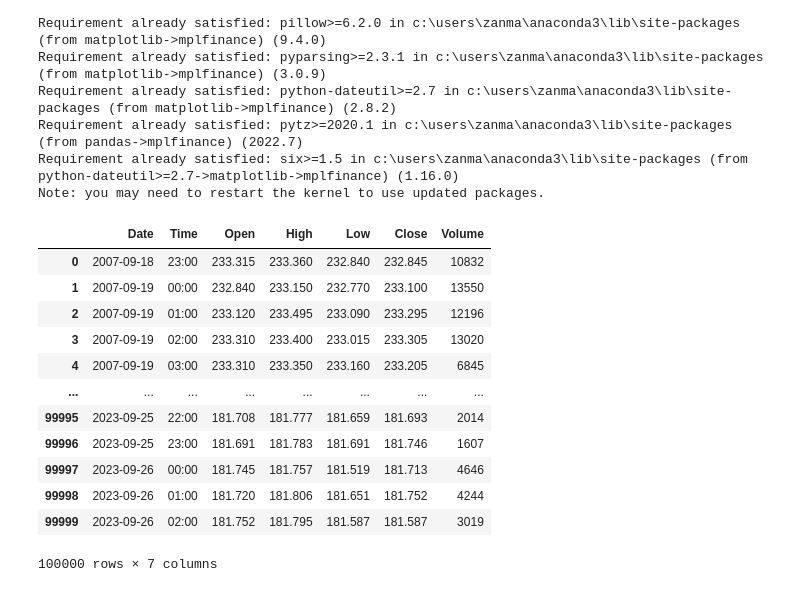
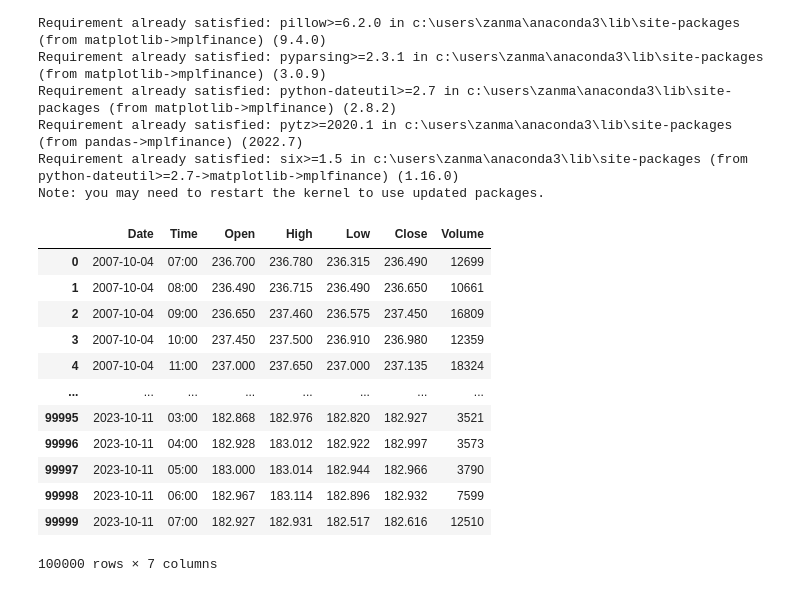
Before and after one commit to fauzan01/priceaction, a Jupyter notebook: gbpjpy chart.ipynb, the cells around one changed output. Drawn from its saved outputs; the diff is of its cells as text; code cells hidden in the pictures.

```diff
--- a/gbpjpy chart.ipynb
+++ b/gbpjpy chart.ipynb
@@ -21,30 +21,30 @@ Note: you may need to restart the kernel to use updated packages.
 # %%
 %matplotlib inline
 import pandas as pd
 import mplfinance as mpf
-file = 'GBPJPY_H1.csv'
+file = 'GBPJPY_H1_updated.csv'
 df = pd.read_csv(file)
 
 
 #splitting date column and drop unnamed column
 df[['Date', 'Time']] = df['Date'].str.split(' ', 1, expand=True)
 
 #create a table with new column (Time)
 df = df[['Date','Time','Open', 'High', 'Low','Close','Volume']]
 df
 # %% [output]
 |  | Date | Time | Open | High | Low | Close | Volume |
-| 0 | 2007-09-18 | 23:00 | 233.315 | 233.360 | 232.840 | 232.845 | 10832 |
-| 1 | 2007-09-19 | 00:00 | 232.840 | 233.150 | 232.770 | 233.100 | 13550 |
-| 2 | 2007-09-19 | 01:00 | 233.120 | 233.495 | 233.090 | 233.295 | 12196 |
-| 3 | 2007-09-19 | 02:00 | 233.310 | 233.400 | 233.015 | 233.305 | 13020 |
-| 4 | 2007-09-19 | 03:00 | 233.310 | 233.350 | 233.160 | 233.205 | 6845 |
+| 0 | 2007-10-04 | 07:00 | 236.700 | 236.780 | 236.315 | 236.490 | 12699 |
+| 1 | 2007-10-04 | 08:00 | 236.490 | 236.715 | 236.490 | 236.650 | 10661 |
+| 2 | 2007-10-04 | 09:00 | 236.650 | 237.460 | 236.575 | 237.450 | 16809 |
+| 3 | 2007-10-04 | 10:00 | 237.450 | 237.500 | 236.910 | 236.980 | 12359 |
+| 4 | 2007-10-04 | 11:00 | 237.000 | 237.650 | 237.000 | 237.135 | 18324 |
 | ... | ... | ... | ... | ... | ... | ... | ... |
-| 99995 | 2023-09-25 | 22:00 | 181.708 | 181.777 | 181.659 | 181.693 | 2014 |
-| 99996 | 2023-09-25 | 23:00 | 181.691 | 181.783 | 181.691 | 181.746 | 1607 |
-| 99997 | 2023-09-26 | 00:00 | 181.745 | 181.757 | 181.519 | 181.713 | 4646 |
-| 99998 | 2023-09-26 | 01:00 | 181.720 | 181.806 | 181.651 | 181.752 | 4244 |
-| 99999 | 2023-09-26 | 02:00 | 181.752 | 181.795 | 181.587 | 181.587 | 3019 |
+| 99995 | 2023-10-11 | 03:00 | 182.868 | 182.976 | 182.820 | 182.927 | 3521 |
+| 99996 | 2023-10-11 | 04:00 | 182.928 | 183.012 | 182.922 | 182.997 | 3573 |
+| 99997 | 2023-10-11 | 05:00 | 183.000 | 183.014 | 182.944 | 182.966 | 3790 |
+| 99998 | 2023-10-11 | 06:00 | 182.967 | 183.114 | 182.896 | 182.932 | 7599 |
+| 99999 | 2023-10-11 | 07:00 | 182.927 | 182.931 | 182.517 | 182.616 | 12510 |
 100000 rows × 7 columns
 # %%
 #start_date = '2023-05-01'
```
Also changed, not shown: parts of 3 cells of this notebook, 1 other file.
